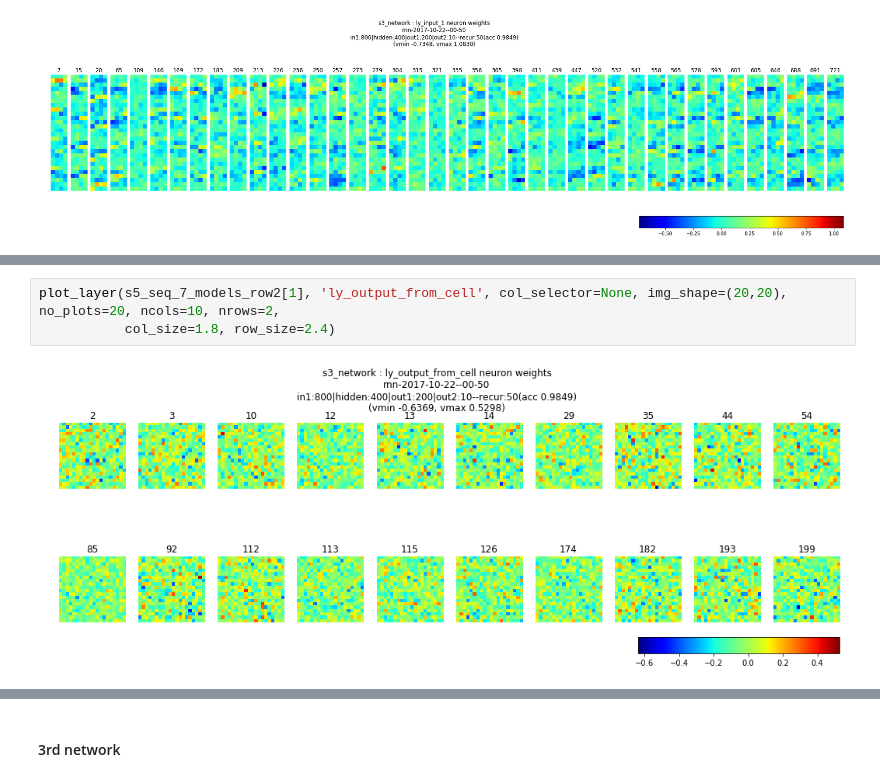
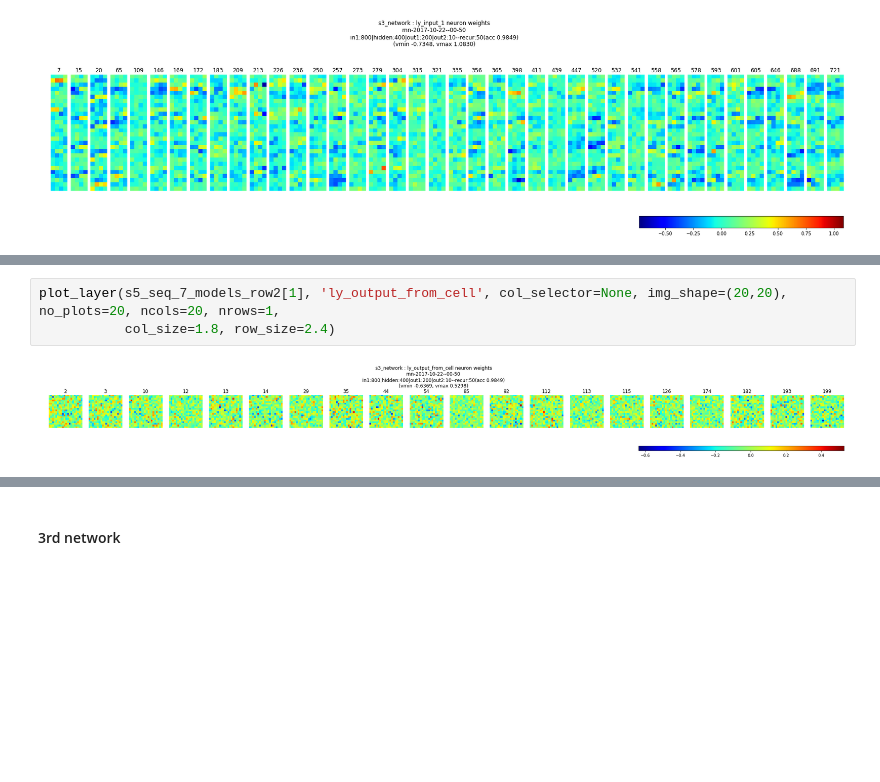
Before and after one commit to p16i/thesis-designing-recurrent-neural-networks-for-explainability, a Jupyter notebook: notebooks/s4-5-lwr-implementation.ipynb, the cells around one changed output, grey strips where cells are left out. Cells and saved outputs as stored; diff of their text form; blank space fills up the shorter version.

```diff
--- a/notebooks/s4-5-lwr-implementation.ipynb
+++ b/notebooks/s4-5-lwr-implementation.ipynb
@@ -364,6 +371,6 @@ plot_layer(s5_seq_7_models_row2[1], 'ly_input_to_cell', col_selector=800, img_sh
 # %%
-plot_layer(s5_seq_7_models_row2[1], 'ly_output_from_cell', col_selector=None, img_shape=(20,20), no_plots=20, ncols=10, nrows=2,
+plot_layer(s5_seq_7_models_row2[1], 'ly_output_from_cell', col_selector=None, img_shape=(20,20), no_plots=20, ncols=20, nrows=1,
            col_size=1.8, row_size=2.4)
 # %% [output]
-[figure, old version]
+[figure, new version]
 # %%
```
Also changed, not shown: parts of 31 cells of this notebook.
